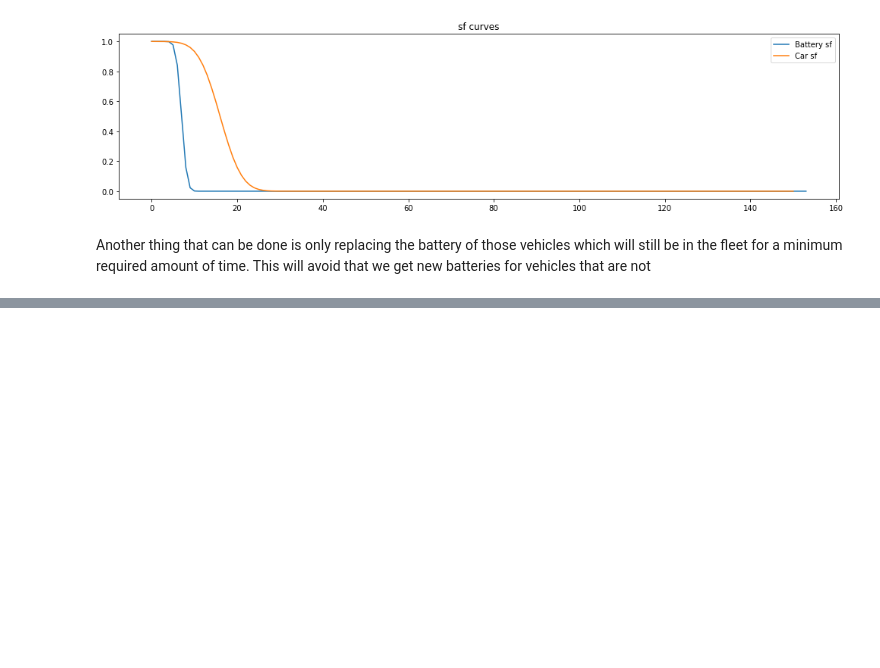
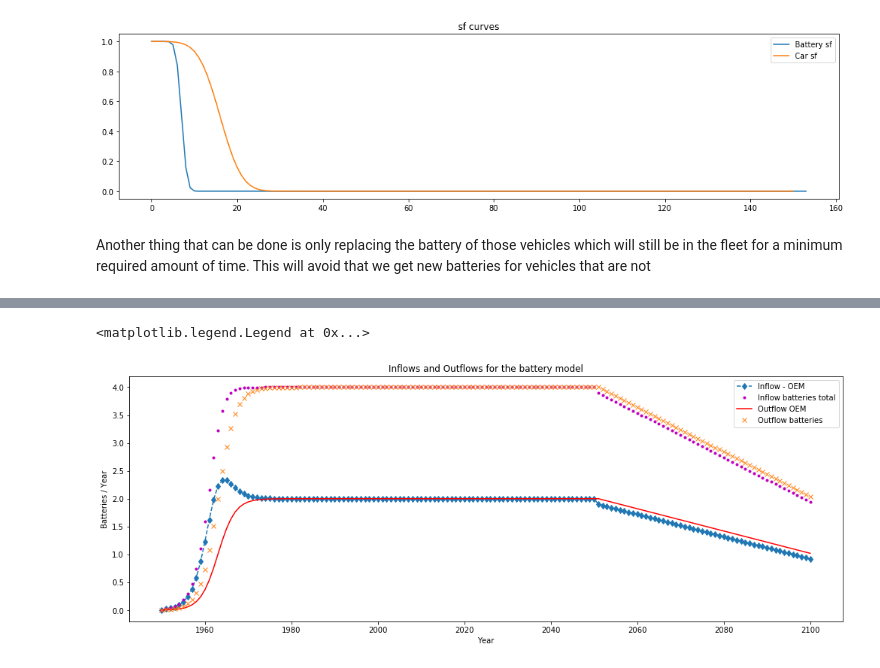
Before and after one commit to fernaag/product_component_model, a Jupyter notebook: generic_model.ipynb, the cells around one changed output, grey strips where cells are left out. Saved outputs shown, nothing was run; the diff lists cells and outputs as text; code cells hidden in the pictures; blank space fills up the shorter version.

```diff
--- a/generic_model.ipynb
+++ b/generic_model.ipynb
@@ -505,0 +595,44 @@ Another thing that can be done is only replacing the battery of those vehicles w
+# %%
+stock_change_8a = [0] + np.diff(stock_cars).tolist()
+outflows_cars_8a = [0]
+outflows_batteries_8a = [0]
+inflows_cars_8a = [0]
+inflows_AM_battery_8a = [0]
+stock_batteries_8a = [0]
+
+# Death rate
+d = 0.2
+
+# Battery replacement rate
+r = 2
+
+#Stock-driven model
+for i in range(1,len(stock_cars)):
+    new_outflow_8a = 0
+    new_outflow_battery_8a = 0
+    for cohort in range(i):
+        new_outflow_8a = stock_cars[cohort] * d
+        # the outflow of batteries from a cohort is the sum of OEM batteries (inflows_cars) and AM batteries
+        new_outflow_battery_8a = new_outflow_8a * r
+
+    outflows_cars_8a.append(new_outflow_8a)
+    inflows_cars_8a.append(stock_change_8a[i] + outflows_cars_8a[i])
+    outflows_batteries_8a.append(new_outflow_battery_8a)
+    # the batteries that were in scrapped cars are not replaced
+    inflows_AM_battery_8a.append(new_outflow_battery_8a - new_outflow_8a)
+    stock_batteries_8a.append(stock_batteries_8a[-1] + inflows_cars_8a[-1] - new_outflow_8a)
+# %%
+# Inflows and Outflows for the battery model
+plt.figure(figsize=(17, 6))
+plt.plot(time, inflows_cars_8a, 'd--', label='Inflow - OEM')
+plt.plot(time, [AM + OEM for (AM, OEM) in zip(inflows_AM_battery_8a, inflows_cars_8a)], 'm.', label='Inflow batteries total')
+# inflows_AM_rate Shows what would be the inflows of batteries if calculated from a constant replacement rate
+plt.plot(time, outflows_cars_8a,'r', label='Outflow OEM')
+plt.plot(time, outflows_batteries_8a,'x', label='Outflow batteries')
+plt.title('Inflows and Outflows for the battery model')
+plt.xlabel('Year')
+plt.ylabel('Batteries / Year')
+plt.legend(loc='best')
+# %% [output]
+<matplotlib.legend.Legend at 0x...>
+[figure, added]
```
Also changed, not shown: parts of 8 cells of this notebook.
